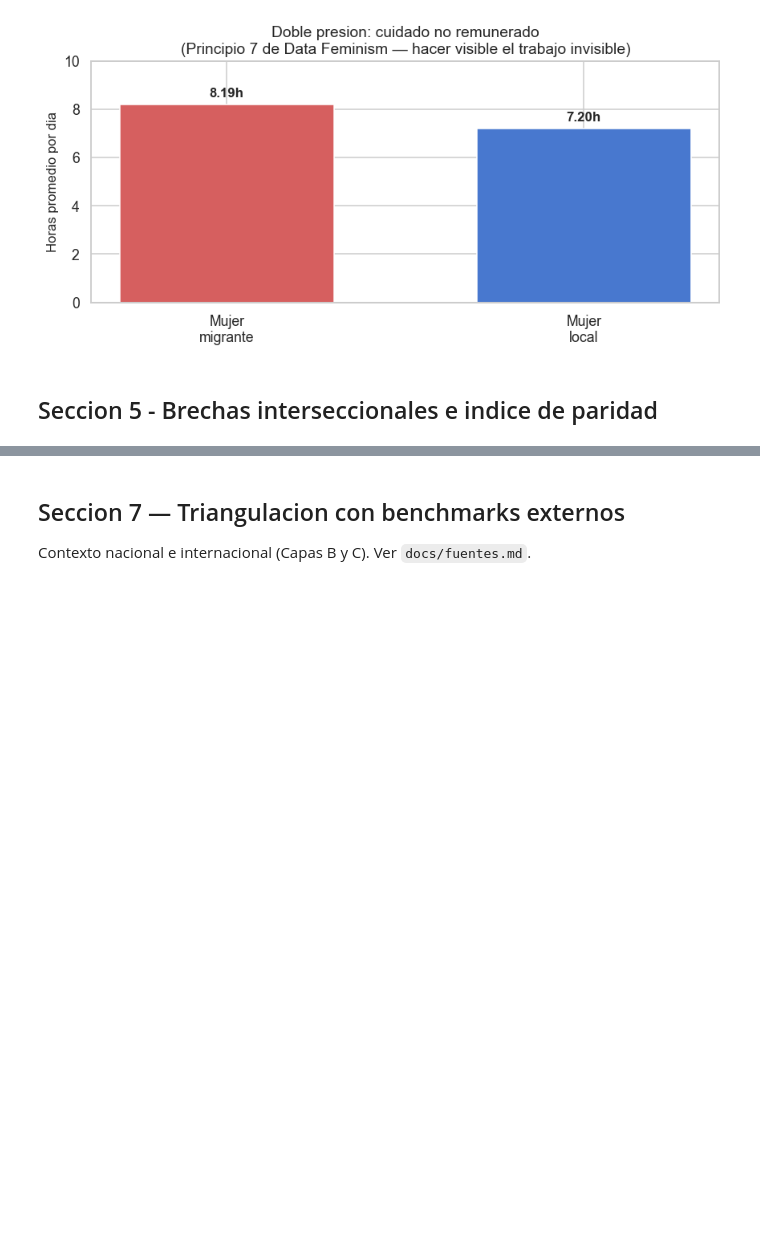
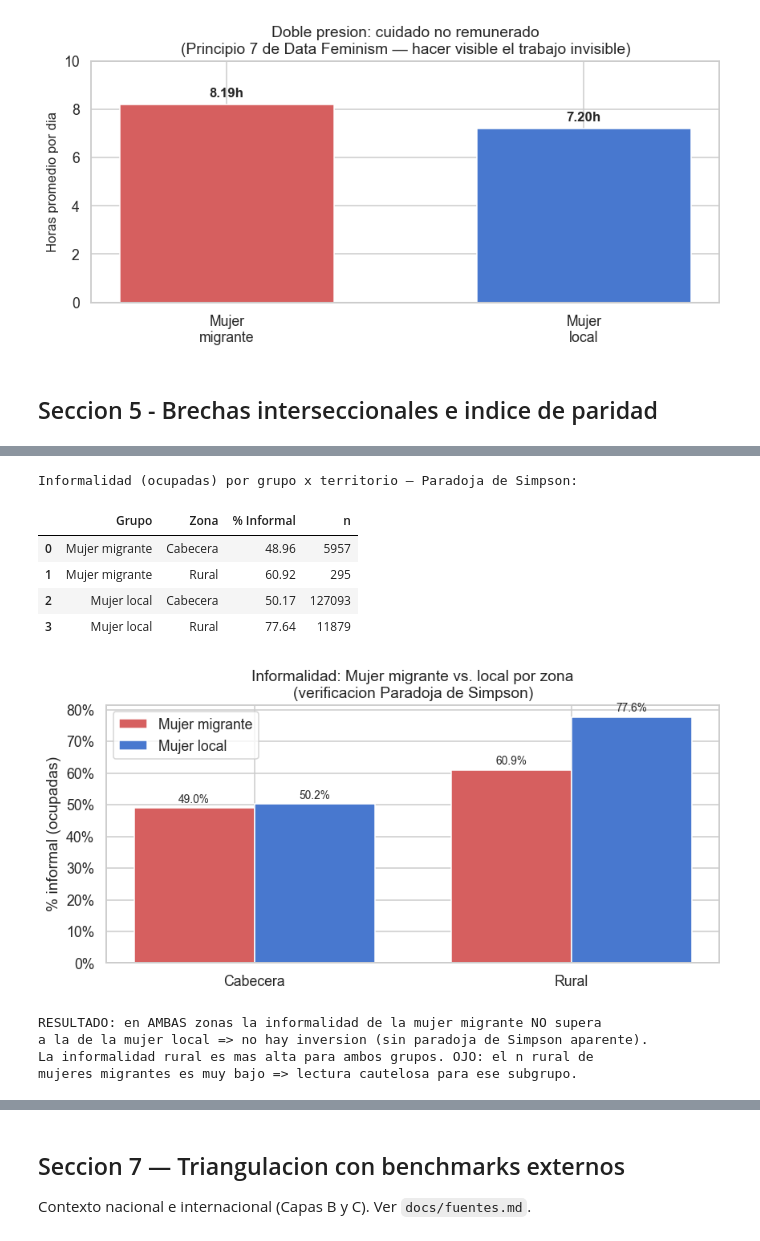
Before and after one commit to iher9812/datasketch-migration-data, a Jupyter notebook: analisis_bancarizacion_mujeres_migrantes.ipynb, the cells around one changed output, grey strips where cells are left out. Saved outputs shown, nothing was run; the diff lists cells and outputs as text; code cells hidden in the pictures; blank space fills up the shorter version.

```diff
--- a/analisis_bancarizacion_mujeres_migrantes.ipynb
+++ b/analisis_bancarizacion_mujeres_migrantes.ipynb
@@ -436,0 +545,58 @@ CARGA DE CUIDADO NO REMUNERADO (horas/dia)
+# %%
+# ── Verificacion Paradoja de Simpson: informalidad por origen x territorio ──
+# Universo = ocupadas (cotiza_pension no nulo). Si la brecha MM vs ML se mantiene
+# en cabecera Y rural, la desigualdad es de origen; si se invierte, hay interaccion.
+
+if "informal" in adultos.columns and "urbano_rural" in adultos.columns:
+    ocu = adultos[adultos["cotiza_pension"].notna()]
+    mm_ocu = ocu[ocu["es_mujer"] &  ocu["es_migrante"]].copy()
+    ml_ocu = ocu[ocu["es_mujer"] & ~ocu["es_migrante"]].copy()
+
+    def informal_por_zona(df, label):
+        t = tasa_ponderada(df, "informal", "urbano_rural", PESO)
+        t = t[t["n_muestral"] >= 30].copy()
+        t.insert(0, "Grupo", label)
+        return t[["Grupo", "urbano_rural", "tasa_pct", "n_muestral"]]
+
+    simp = pd.concat([informal_por_zona(mm_ocu, "Mujer migrante"),
+                      informal_por_zona(ml_ocu, "Mujer local")], ignore_index=True)
+    simp = simp.rename(columns={"urbano_rural": "Zona", "tasa_pct": "% Informal", "n_muestral": "n"})
+    print("Informalidad (ocupadas) por grupo x territorio — Paradoja de Simpson:")
+    display(simp)
+
+    if not simp.empty:
+        zonas = sorted(simp["Zona"].unique())
+        grupos = ["Mujer migrante", "Mujer local"]
+        x = np.arange(len(zonas)); ancho = 0.38
+        col_g = {"Mujer migrante": "#D65F5F", "Mujer local": "#4878CF"}
+        fig, ax = plt.subplots(figsize=(8, 4))
+        for i, g in enumerate(grupos):
+            vals = [simp[(simp["Grupo"] == g) & (simp["Zona"] == z)]["% Informal"].values for z in zonas]
+            vals = [v[0] if len(v) else 0 for v in vals]
+            ax.bar(x + (i - 0.5) * ancho, vals, ancho, label=g, color=col_g[g], edgecolor="white")
+            for xi, v in zip(x + (i - 0.5) * ancho, vals):
+                ax.text(xi, v + 1, f"{v:.1f}%", ha="center", va="bottom", fontsize=9)
+        ax.set_xticks(x); ax.set_xticklabels(zonas)
+        ax.set_ylabel("% informal (ocupadas)"); ax.yaxis.set_major_formatter(mtick.PercentFormatter())
+        ax.set_title("Informalidad: Mujer migrante vs. local por zona\n(verificacion Paradoja de Simpson)")
+        ax.legend()
+        plt.tight_layout()
+        plt.show()
+        print("\nRESULTADO: en AMBAS zonas la informalidad de la mujer migrante NO supera")
+        print("a la de la mujer local => no hay inversion (sin paradoja de Simpson aparente).")
+        print("La informalidad rural es mas alta para ambos grupos. OJO: el n rural de")
+        print("mujeres migrantes es muy bajo => lectura cautelosa para ese subgrupo.")
+else:
+    print("Variables 'informal' o 'urbano_rural' no disponibles.")
+# %% [output]
+Informalidad (ocupadas) por grupo x territorio — Paradoja de Simpson:
+|  | Grupo | Zona | % Informal | n |
+| 0 | Mujer migrante | Cabecera | 48.96 | 5957 |
+| 1 | Mujer migrante | Rural | 60.92 | 295 |
+| 2 | Mujer local | Cabecera | 50.17 | 127093 |
+| 3 | Mujer local | Rural | 77.64 | 11879 |
+[figure, added]
+RESULTADO: en AMBAS zonas la informalidad de la mujer migrante NO supera
+a la de la mujer local => no hay inversion (sin paradoja de Simpson aparente).
+La informalidad rural es mas alta para ambos grupos. OJO: el n rural de
+mujeres migrantes es muy bajo => lectura cautelosa para ese subgrupo.
```
Also changed, not shown: parts of 9 cells of this notebook.
